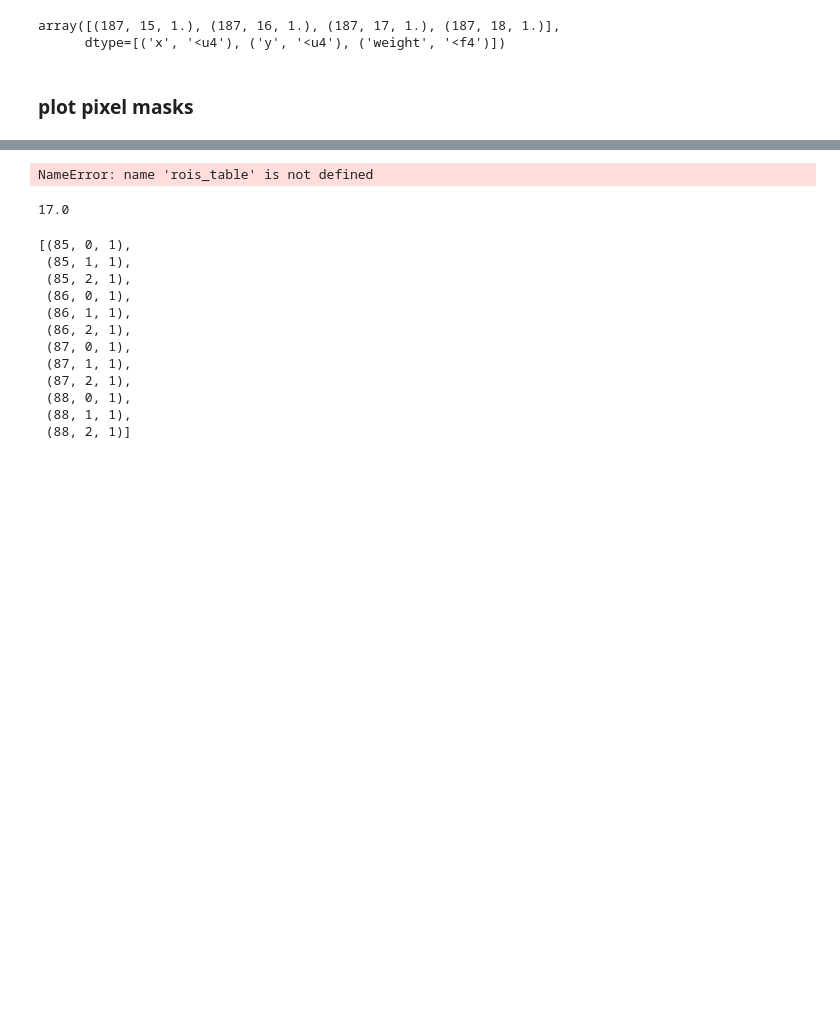
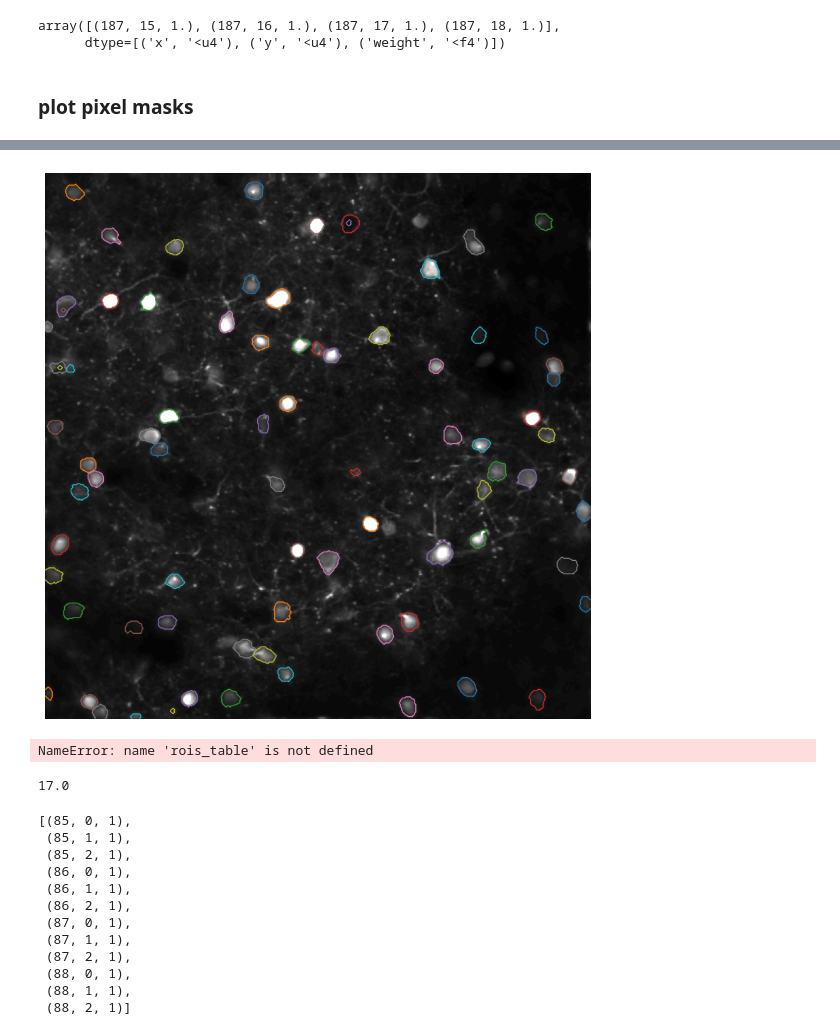
Before and after one commit to AllenNeuralDynamics/aind-ophys-nwb, a Jupyter notebook: code/dev.ipynb, the cells around one changed output, grey strips where cells are left out. Drawn from its saved outputs; the diff is of its cells as text; code cells hidden in the pictures; blank space fills up the shorter version.

```diff
--- a/code/dev.ipynb
+++ b/code/dev.ipynb
@@ -344,3 +373,73 @@ Error
+# %%
+import numpy as np
+import matplotlib.pyplot as plt
+import skimage.measure
+from typing import Tuple
+
+def plot_pixel_masks_contours(
+    avg_image: np.ndarray,
+    rois_table: pd.DataFrame,
+    cmap: str = 'gray',
+    vmax_percentile: int = 99.5,
+    ax: plt.Axes = None
+) -> Tuple[plt.Figure, plt.Axes]:
+    """
+    Plot contours of ROI pixel masks on top of an average image.
+
+    Parameters
+    ----------
+    avg_image : numpy.ndarray
+        2D array representing the average image to use as background.
+    rois_table : pandas.DataFrame
+        DataFrame containing ROI information with a 'pixel_mask' column.
+    figsize : tuple, optional
+        Size of the figure (width, height) in inches. Default is (8, 8).
+    cmap : str, optional
+        Colormap to use for the background image. Default is 'gray'.
+    vmax_percentile : int, optional
+        Percentile to use for setting the maximum value in the background image. Default is 99.
+
+    Returns
+    -------
+    fig : matplotlib.figure.Figure
+        The created figure object.
+    ax : matplotlib.axes.Axes
+        The created axes object.
+
+    Notes
+    -----
+    This function creates a plot with ROI contours overlaid on an average image.
+    Each ROI's pixel mask is converted to a binary mask, and contours are drawn using skimage.
+
+    Examples
+    --------
+    >>> fig, ax = plot_pixel_masks_contours(avg_image, rois_table)
+    >>> plt.show()
+    """
+    if ax is None:
+        fig, ax = plt.subplots(1, figsize=(8,8))
+    ax.imshow(avg_image, cmap=cmap, vmax=np.percentile(avg_image, vmax_percentile))
+
+    for pixel_mask in rois_table.pixel_mask:
+        try:
+            mask = np.zeros(avg_image.shape)
+            for x, y, z in pixel_mask:
+                mask[int(y), int(x)] = z
+            contours = skimage.measure.find_contours(mask, 0.8)
+            for contour in contours:
+                ax.plot(contour[:, 1], contour[:, 0], linewidth=1)
+        except Exception as e:
+            print(f"Error processing ROI: {e}")
+
+    ax.axis('off')
+    plt.tight_layout()
+    return fig, ax
+
+# Usage example:
+fig, ax = plot_pixel_masks_contours(avg, rois_table)
+plt.show()
+# %% [output]
+[figure, added]
 # %%
 #p
 
```
Also changed, not shown: parts of 11 cells of this notebook.
